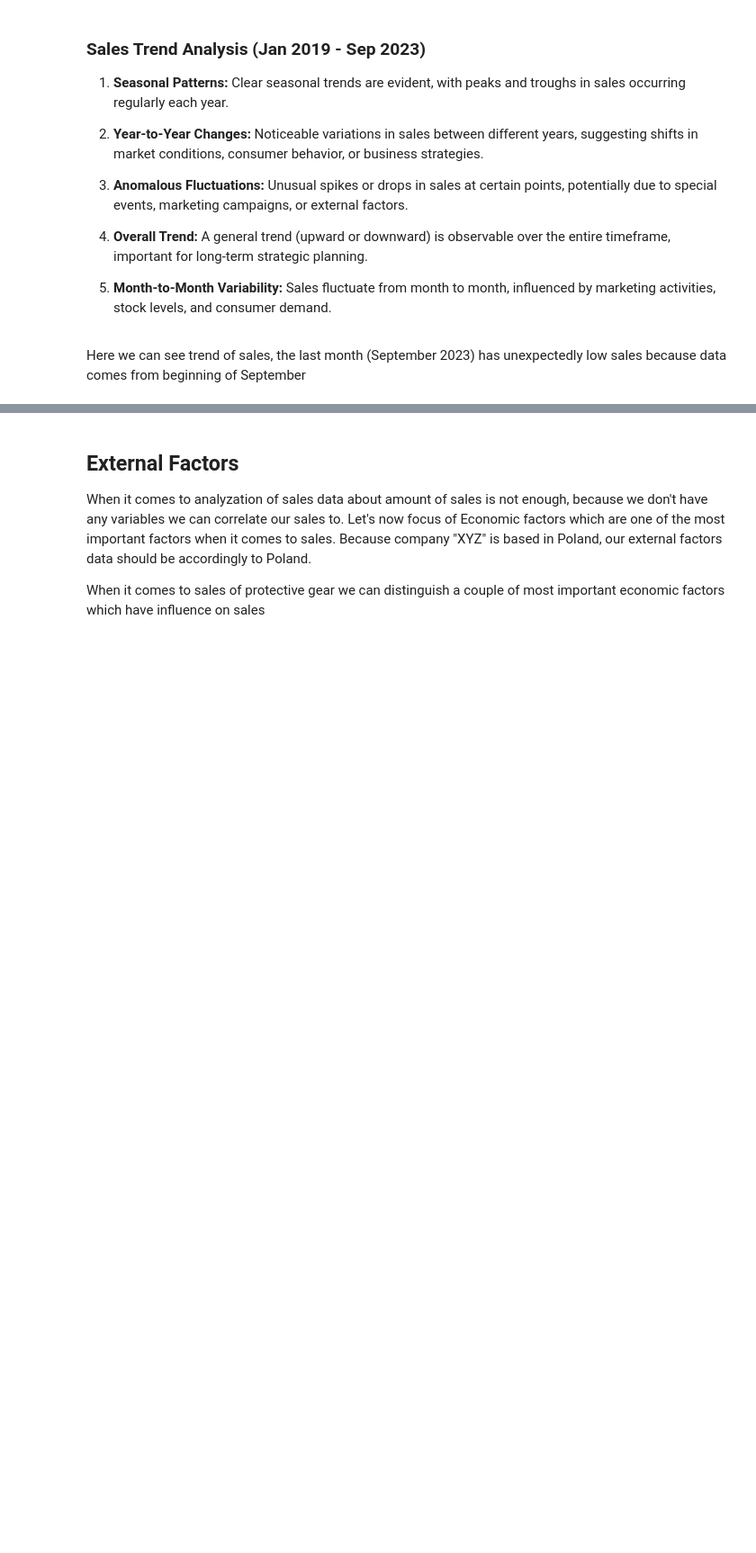
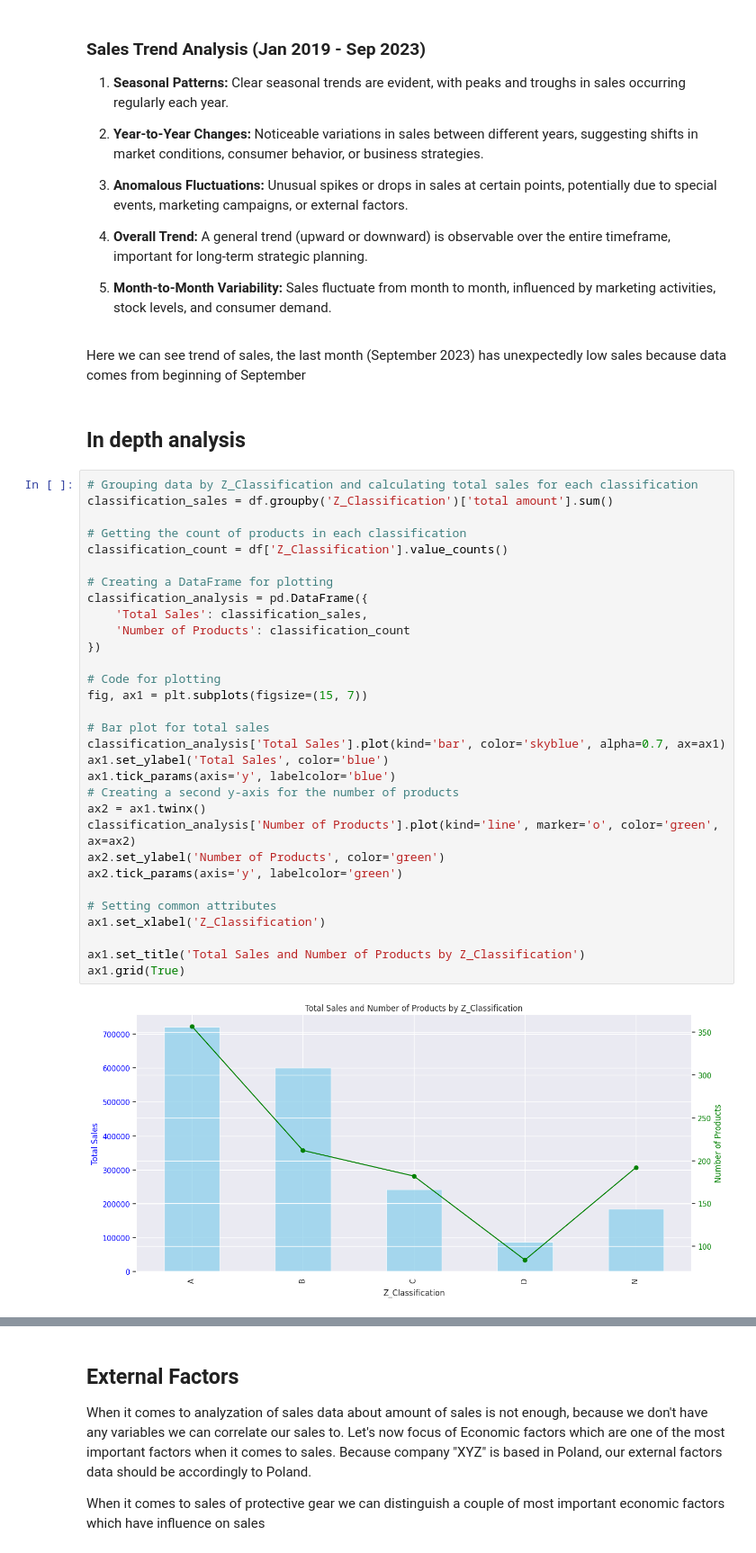
Before and after one commit to MichalI495002/Personal-Challenge, a Jupyter notebook: Jupyter Notebook/notebook.ipynb, the cells around one changed output, grey strips where cells are left out. Shown at 90% size. Cells and saved outputs as stored; diff of their text form; blank space fills up the shorter version.

```diff
--- a/Jupyter Notebook/notebook.ipynb
+++ b/Jupyter Notebook/notebook.ipynb
@@ -162,3 +174,38 @@ ax.tick_params(axis='x', rotation=45)
     Sales fluctuate from month to month, influenced by marketing activities, stock levels, and consumer demand.
 # %% [markdown]
 Here we can see trend of sales, the last month (September 2023) has unexpectedly low sales because data comes from beginning of September
+# %% [markdown]
+## In depth analysis
+# %%
+# Grouping data by Z_Classification and calculating total sales for each classification
+classification_sales = df.groupby('Z_Classification')['total amount'].sum()
+
+# Getting the count of products in each classification
+classification_count = df['Z_Classification'].value_counts()
+
+# Creating a DataFrame for plotting
+classification_analysis = pd.DataFrame({
+    'Total Sales': classification_sales,
+    'Number of Products': classification_count
+})
+
+# Code for plotting
+fig, ax1 = plt.subplots(figsize=(15, 7))
+
+# Bar plot for total sales
+classification_analysis['Total Sales'].plot(kind='bar', color='skyblue', alpha=0.7, ax=ax1)
+ax1.set_ylabel('Total Sales', color='blue')
+ax1.tick_params(axis='y', labelcolor='blue')
+# Creating a second y-axis for the number of products
+ax2 = ax1.twinx()
+classification_analysis['Number of Products'].plot(kind='line', marker='o', color='green', ax=ax2)
+ax2.set_ylabel('Number of Products', color='green')
+ax2.tick_params(axis='y', labelcolor='green')
+
+# Setting common attributes
+ax1.set_xlabel('Z_Classification')
+
+ax1.set_title('Total Sales and Number of Products by Z_Classification')
+ax1.grid(True)
+# %% [output]
+[figure, added]
```
Also changed, not shown: parts of 32 cells of this notebook, 4 other files.
